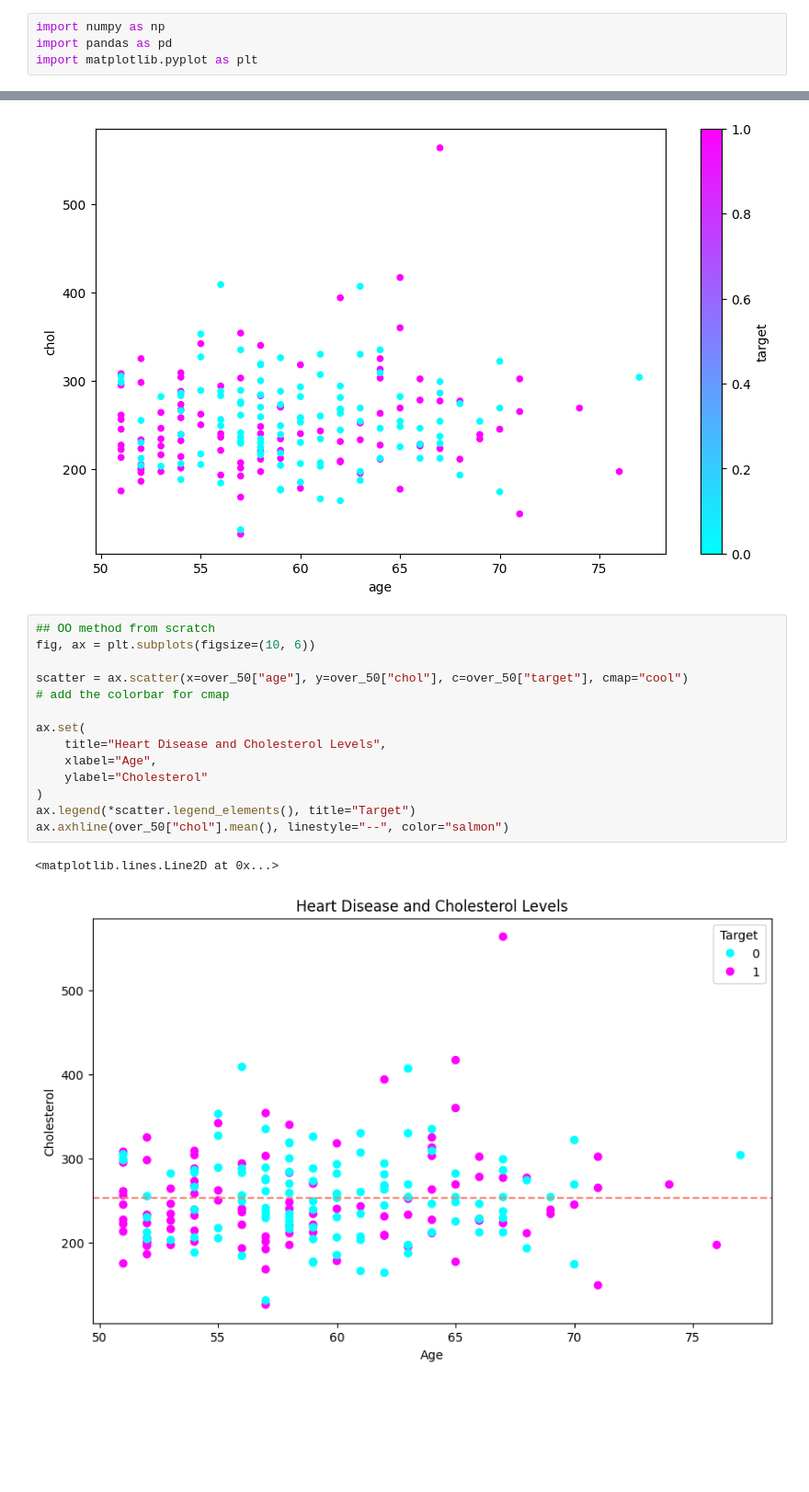
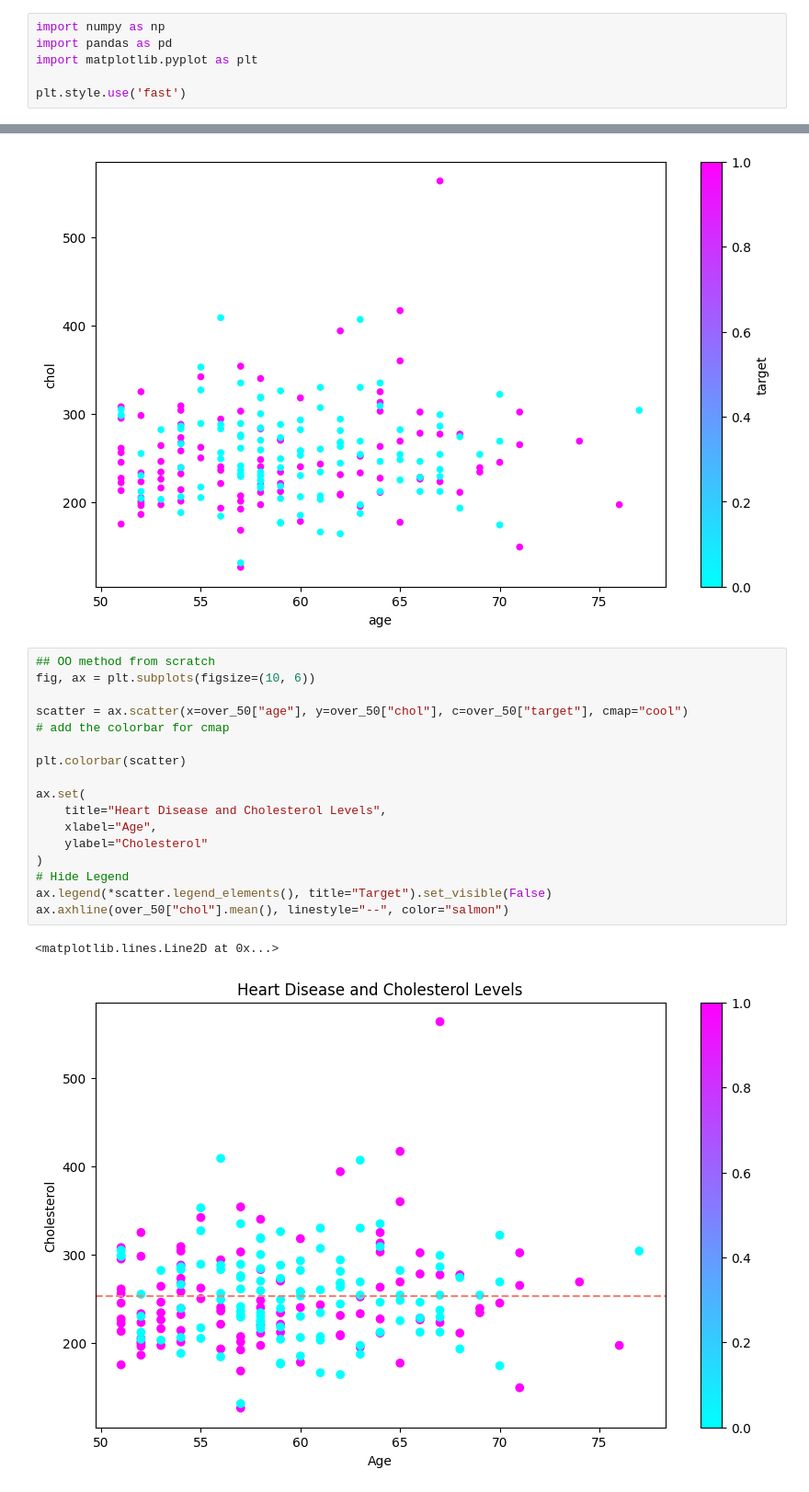
Before and after one commit to Abhishek10351/ai-ml, a Jupyter notebook: matplotlib/heart-disease.ipynb, the cells around one changed output, grey strips where cells are left out. Shown: that part at 92% size. Drawn from its saved outputs; the diff is of its cells as text; blank space fills up the shorter version.

Commit message:
compelte heart disease plots

```diff
--- a/matplotlib/heart-disease.ipynb
+++ b/matplotlib/heart-disease.ipynb
@@ -7,6 +7,8 @@
 import numpy as np
 import pandas as pd
 import matplotlib.pyplot as plt
+
+plt.style.use('fast')
 # %%
 heart_disease = pd.read_csv("./assets/heart-disease.csv")
 heart_disease.head()
@@ -60,20 +62,23 @@ over_50.plot(kind="scatter", x="age", y="chol", c="target", cmap="cool", ax=ax)
 # %%
 ## OO method from scratch
 fig, ax = plt.subplots(figsize=(10, 6))
 
 scatter = ax.scatter(x=over_50["age"], y=over_50["chol"], c=over_50["target"], cmap="cool")
 # add the colorbar for cmap
 
+plt.colorbar(scatter)
+
 ax.set(
     title="Heart Disease and Cholesterol Levels",
     xlabel="Age",
     ylabel="Cholesterol"
 )
-ax.legend(*scatter.legend_elements(), title="Target")
+# Hide Legend
+ax.legend(*scatter.legend_elements(), title="Target").set_visible(False)
 ax.axhline(over_50["chol"].mean(), linestyle="--", color="salmon")
 # %% [output]
 <matplotlib.lines.Line2D at 0x...>
-[figure, old version]
+[figure, new version]
 # %%
 # plot with cholesterol levels and thalach
 fig , (ax0,ax1) = plt.subplots(2, figsize=(10,10), sharex=True)
```
Also changed, not shown: parts of 2 cells of this notebook, 1 other file.
